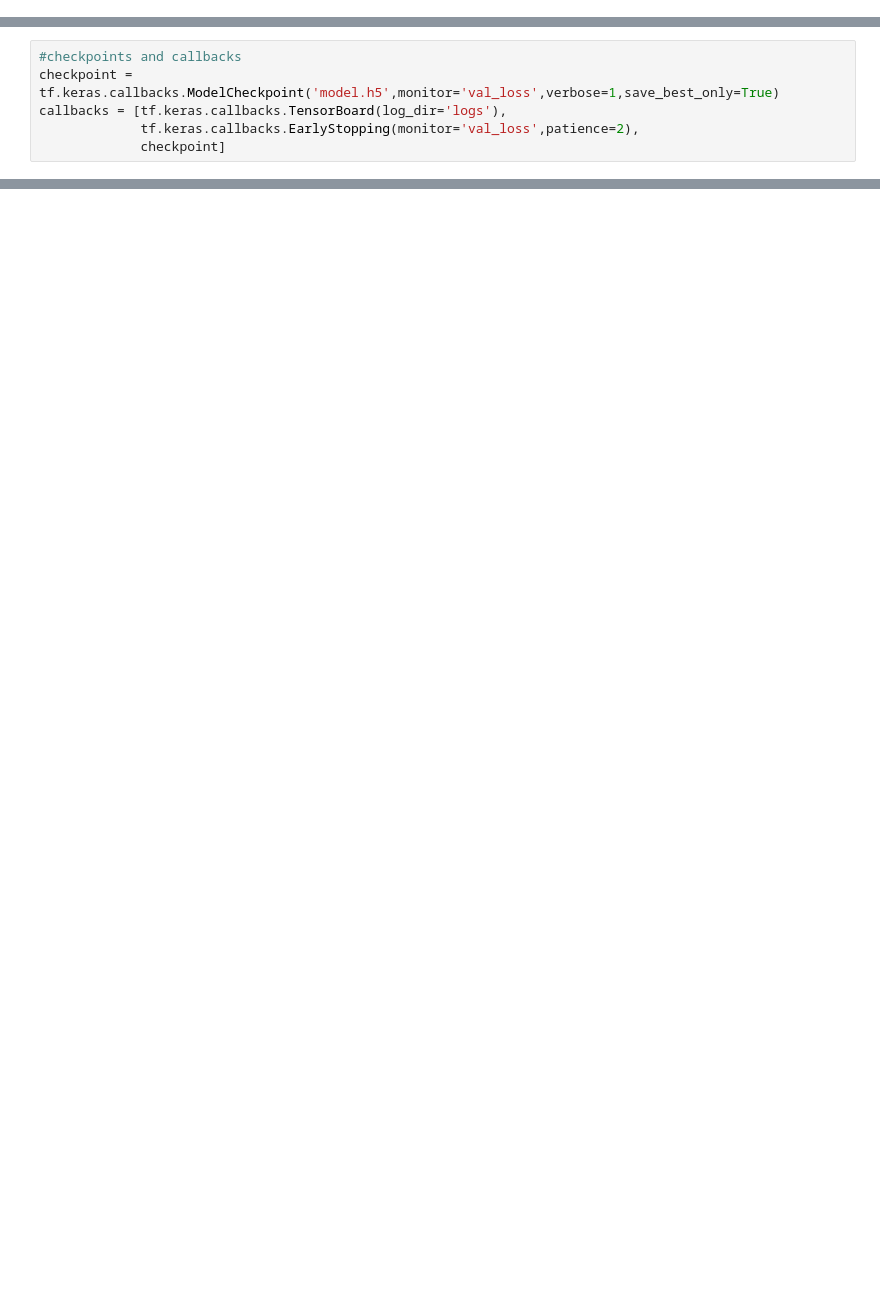
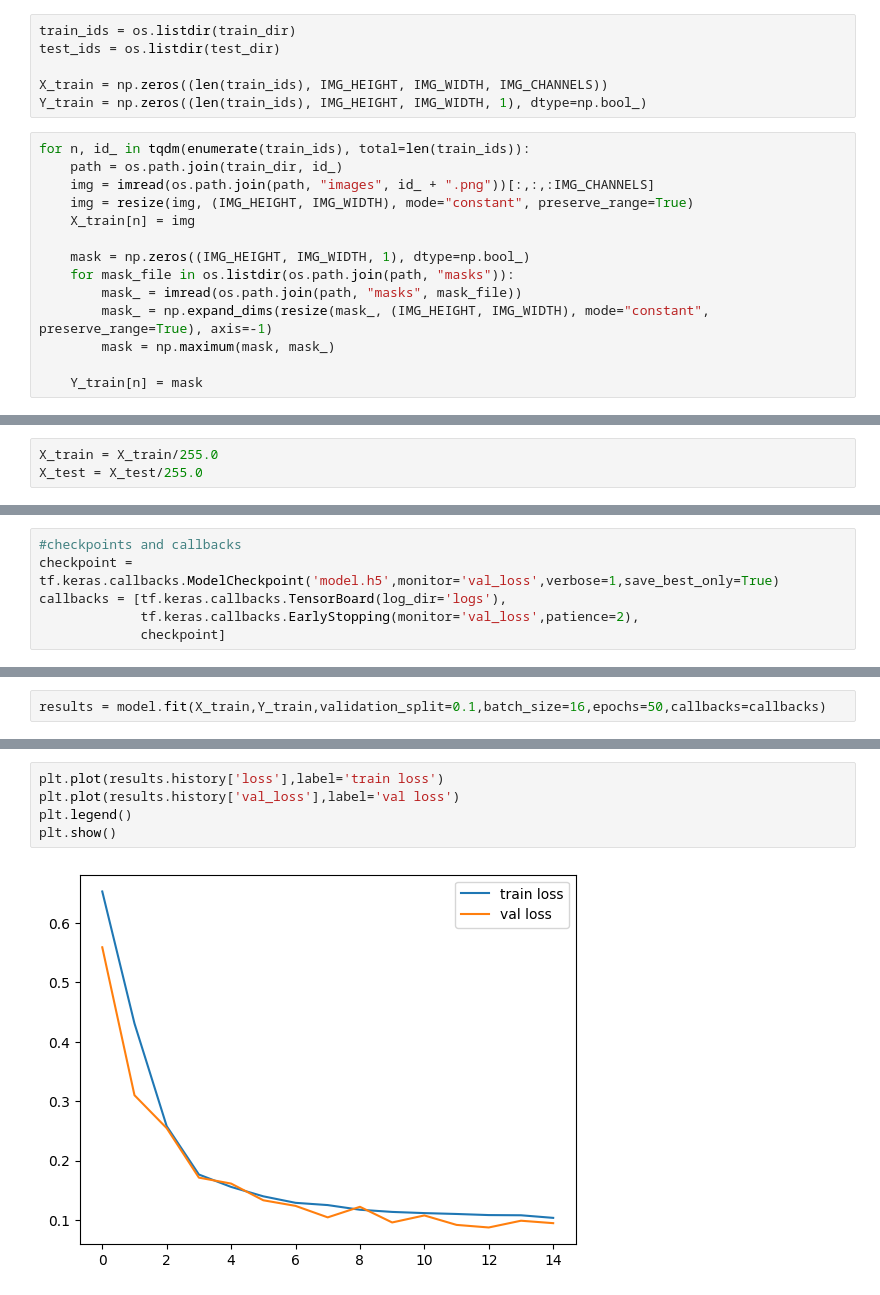
Before and after one commit to saisena-ss/Image-Segmentation-Using-U-Net, a Jupyter notebook: U_Net.ipynb, the cells around one changed output, grey strips where cells are left out. Drawn from its saved outputs; the diff is of its cells as text; blank space fills up the shorter version.

```diff
--- a/U_Net.ipynb
+++ b/U_Net.ipynb
@@ -11,0 +113,20 @@ EPOCHS = 50
+# %%
+train_ids = os.listdir(train_dir)
+test_ids = os.listdir(test_dir)
+
+X_train = np.zeros((len(train_ids), IMG_HEIGHT, IMG_WIDTH, IMG_CHANNELS))
+Y_train = np.zeros((len(train_ids), IMG_HEIGHT, IMG_WIDTH, 1), dtype=np.bool_)
+# %%
+for n, id_ in tqdm(enumerate(train_ids), total=len(train_ids)):
+    path = os.path.join(train_dir, id_)
+    img = imread(os.path.join(path, "images", id_ + ".png"))[:,:,:IMG_CHANNELS]
+    img = resize(img, (IMG_HEIGHT, IMG_WIDTH), mode="constant", preserve_range=True)
+    X_train[n] = img
+
+    mask = np.zeros((IMG_HEIGHT, IMG_WIDTH, 1), dtype=np.bool_)
+    for mask_file in os.listdir(os.path.join(path, "masks")):
+        mask_ = imread(os.path.join(path, "masks", mask_file))
+        mask_ = np.expand_dims(resize(mask_, (IMG_HEIGHT, IMG_WIDTH), mode="constant", preserve_range=True), axis=-1)
+        mask = np.maximum(mask, mask_)
+
+    Y_train[n] = mask
@@ -11,0 +143,3 @@ EPOCHS = 50
+# %%
+X_train = X_train/255.0
+X_test = X_test/255.0
@@ -105,0 +238,2 @@ Finally, the notebook provides a brief summary of the U-Net architecture and its
+# %%
+results = model.fit(X_train,Y_train,validation_split=0.1,batch_size=16,epochs=50,callbacks=callbacks)
@@ -105,0 +262,7 @@ Finally, the notebook provides a brief summary of the U-Net architecture and its
+# %%
+plt.plot(results.history['loss'],label='train loss')
+plt.plot(results.history['val_loss'],label='val loss')
+plt.legend()
+plt.show()
+# %% [output]
+[figure, added]
```
Also changed, not shown: parts of 15 cells of this notebook.
